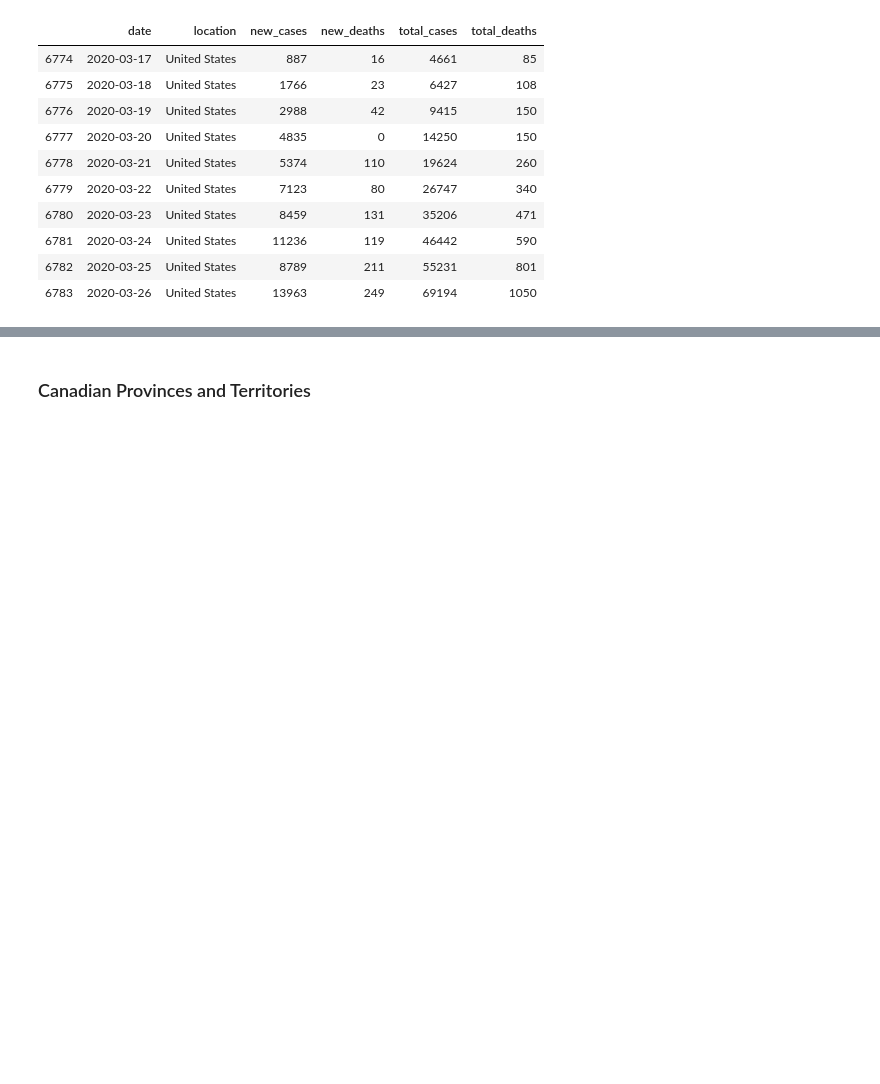
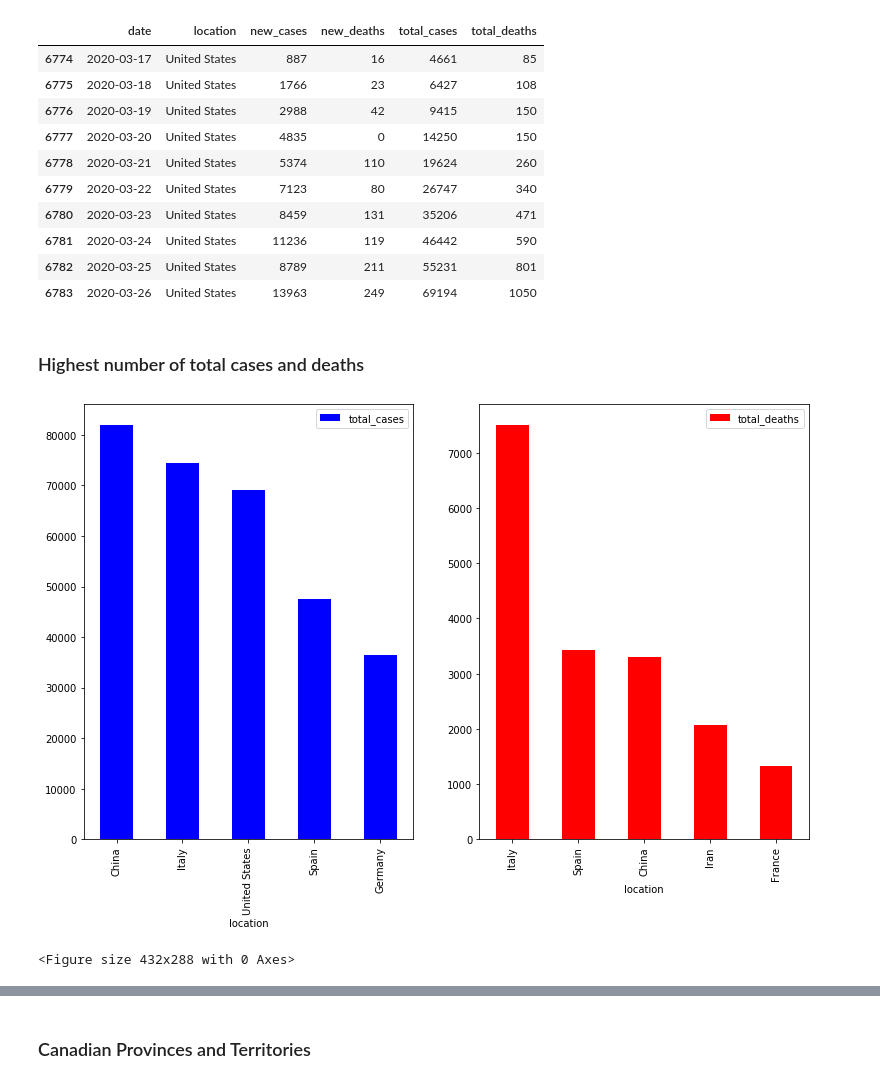
Before and after one commit to ambreen2006/Covid-19-Analysis, a Jupyter notebook: Covid-19-per-capita.ipynb, the cells around one changed output, grey strips where cells are left out. Cells and saved outputs as stored; diff of their text form; code cells hidden in the pictures; blank space fills up the shorter version.

Commit message:
Added highest number of total cases and deaths

```diff
--- a/Covid-19-per-capita.ipynb
+++ b/Covid-19-per-capita.ipynb
@@ -340,3 +345,17 @@ new_cases_selected_country.tail(n = 10)
 | 6781 | 2020-03-24 | United States | 11236 | 119 | 46442 | 590 |
 | 6782 | 2020-03-25 | United States | 8789 | 211 | 55231 | 801 |
 | 6783 | 2020-03-26 | United States | 13963 | 249 | 69194 | 1050 |
+# %% [markdown]
+### Highest number of total cases and deaths
+# %%
+highest_total_cases = data.nlargest(5, 'total_cases')
+highest_deaths = data.nlargest(5, 'total_deaths')
+# %%
+_, (ax1, ax2) = plt.subplots(1, 2, figsize=(13, 8))
+highest_total_cases.plot(kind = 'bar', y = 'total_cases', color = ['blue'], ax = ax1)
+highest_deaths.plot(kind = 'bar', y = 'total_deaths', color = ['red'], ax = ax2)
+plt.show()
+plt.savefig('highest_total_cases_deaths.png')
+# %% [output]
+[figure, added]
+<Figure size 432x288 with 0 Axes>
```
Also changed, not shown: parts of 8 cells of this notebook.
